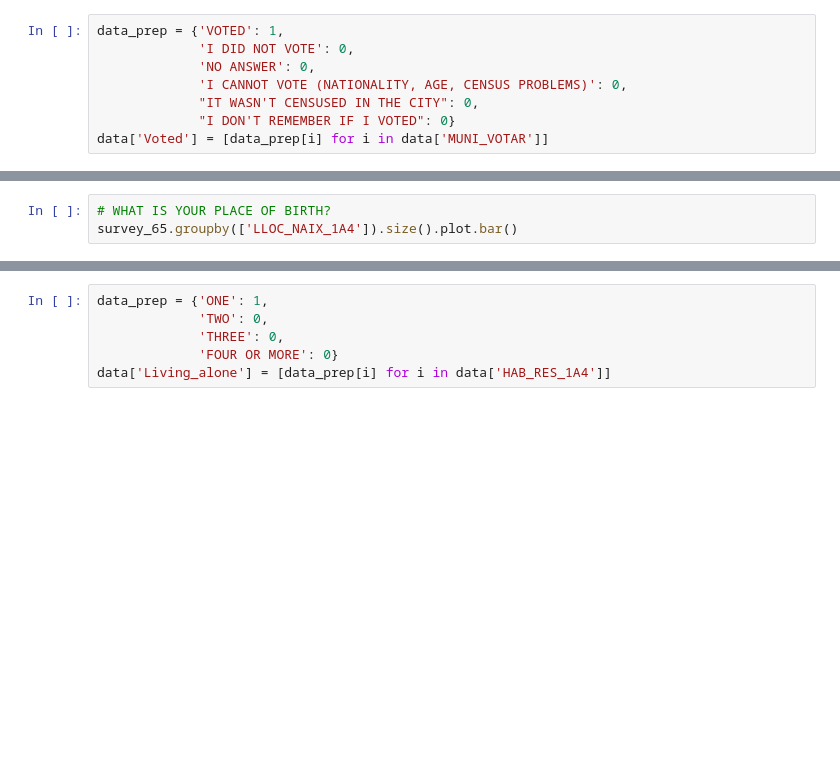
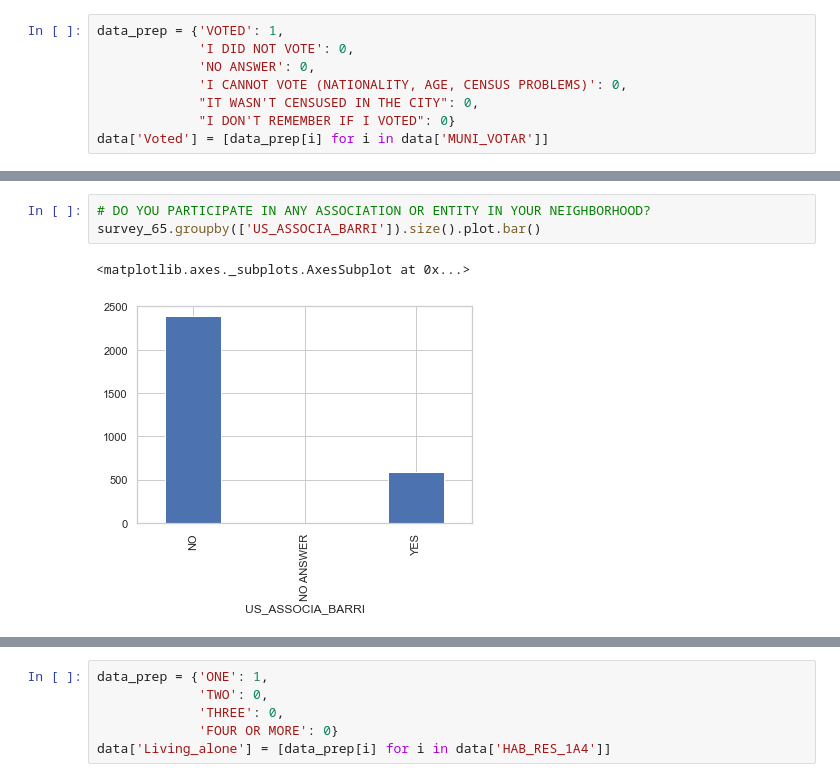
Before and after one commit to abednarczuk/MasterThesis, a Jupyter notebook: 01_Survey_data_EDA.ipynb, the cells around one changed output, grey strips where cells are left out. Drawn from its saved outputs; the diff is of its cells as text; blank space fills up the shorter version.

```diff
--- a/01_Survey_data_EDA.ipynb
+++ b/01_Survey_data_EDA.ipynb
@@ -917,4 +1445,7 @@ table.div(table.sum(1).astype(float), axis=0).plot(kind='bar', stacked=True)
 # %%
-# WHAT IS YOUR PLACE OF BIRTH?
-survey_65.groupby(['LLOC_NAIX_1A4']).size().plot.bar()
+# DO YOU PARTICIPATE IN ANY ASSOCIATION OR ENTITY IN YOUR NEIGHBORHOOD?
+survey_65.groupby(['US_ASSOCIA_BARRI']).size().plot.bar()
+# %% [output]
+<matplotlib.axes._subplots.AxesSubplot at 0x...>
+[figure, added]
 # %%
```
Also changed, not shown: parts of 192 cells of this notebook, 1 other file.
